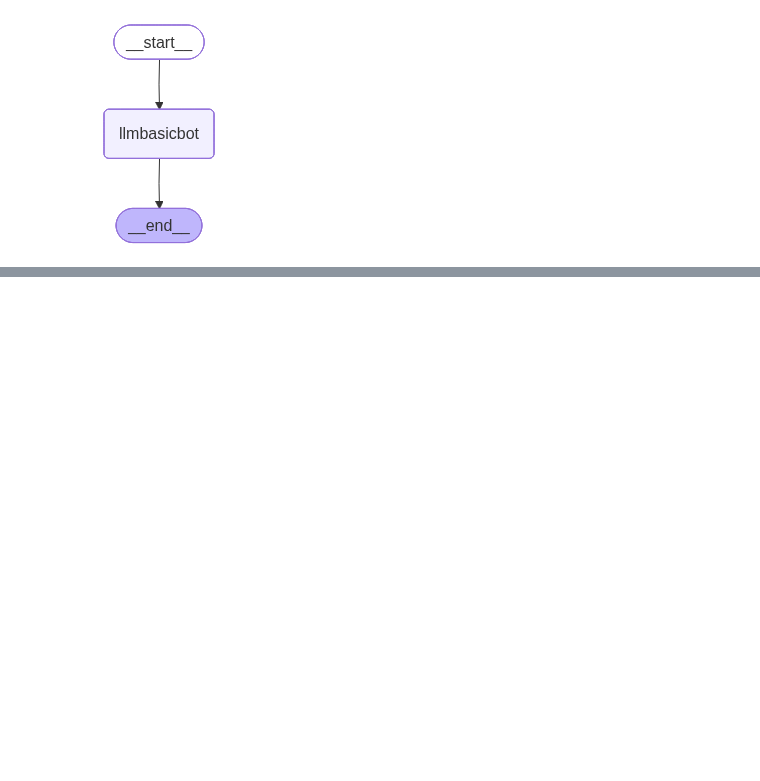
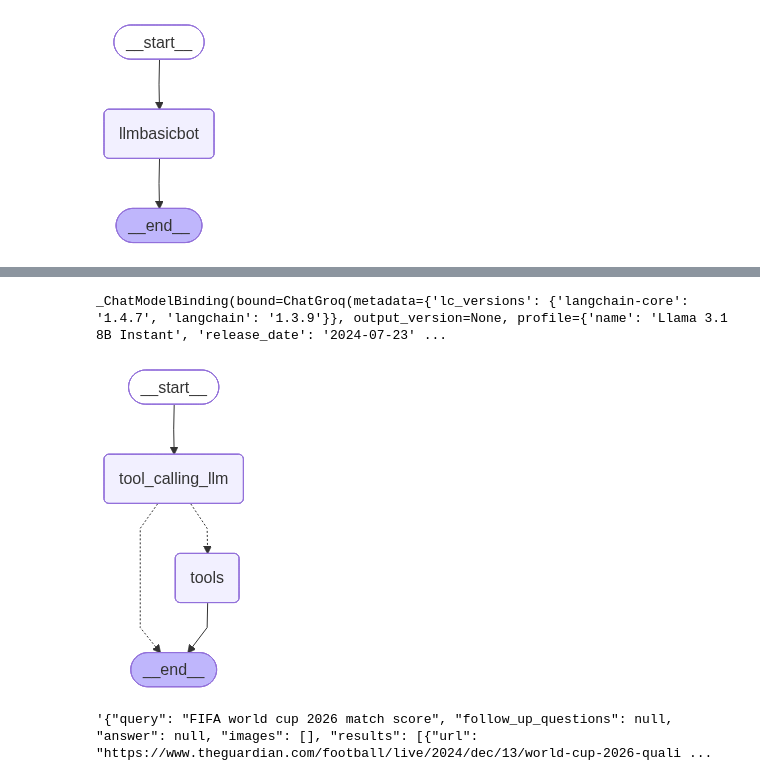
Before and after one commit to syednoormujassum/Langgraph, a Jupyter notebook: Basic_Chatbot/basic_chatbot.ipynb, the cells around one changed output, grey strips where cells are left out. Drawn from its saved outputs; the diff is of its cells as text; code cells hidden in the pictures; blank space fills up the shorter version.

```diff
--- a/Basic_Chatbot/basic_chatbot.ipynb
+++ b/Basic_Chatbot/basic_chatbot.ipynb
@@ -78,0 +121,50 @@ I'm doing well, thank you for asking. I'm a large language model, so I don't hav
+# %%
+## Custom Function
+
+def multiply(a:int,b:int)->int:
+    """
+    Multiply a and b
+    Args:
+    a(first int)
+    b(second int)
+
+    Returns:
+        int: output int
+    """
+    return a*b
+# %%
+tools=[tool,multiply]
+# %%
+llm_with_tools=llm.bind_tools(tools)
+# %%
+llm_with_tools
+# %% [output]
+_ChatModelBinding(bound=ChatGroq(metadata={'lc_versions': {'langchain-core': '1.4.7', 'langchain': '1.3.9'}}, output_version=None, profile={'name': 'Llama 3.1 8B Instant', 'release_date': '2024-07-23' ...
+# %%
+## Stategraph
+
+from langgraph.graph import StateGraph,START,END
+from langgraph.prebuilt import ToolNode
+from langgraph.prebuilt import tools_condition
+
+# Node definition
+def tool_calling_llm(state:State):
+    return{"messages":[llm_with_tools.invoke(state["messages"])]}
+
+## Graph
+builder=StateGraph(State)
+builder.add_node("tool_calling_llm",tool_calling_llm)
+builder.add_node("tools",ToolNode(tools=tools))
+
+## Add edges
+
+builder.add_edge(START,"tool_calling_llm")
+builder.add_conditional_edges("tool_calling_llm",tools_condition)
+## IF the input from llm requires tool calling then it will go to tools node else shall just go to END node
+builder.add_edge("tools",END)
+
+graph=builder.compile()
+# %%
+display(Image(graph.get_graph().draw_mermaid_png()))
+# %% [output]
+[figure, added]
@@ -78,0 +173,4 @@ I'm doing well, thank you for asking. I'm a large language model, so I don't hav
+# %%
+response["messages"][-1].content
+# %% [output]
+'{"query": "FIFA world cup 2026 match score", "follow_up_questions": null, "answer": null, "images": [], "results": [{"url": "https://www.theguardian.com/football/live/2024/dec/13/world-cup-2026-quali ...
```
Also changed, not shown: parts of 19 cells of this notebook, 4 other files.
